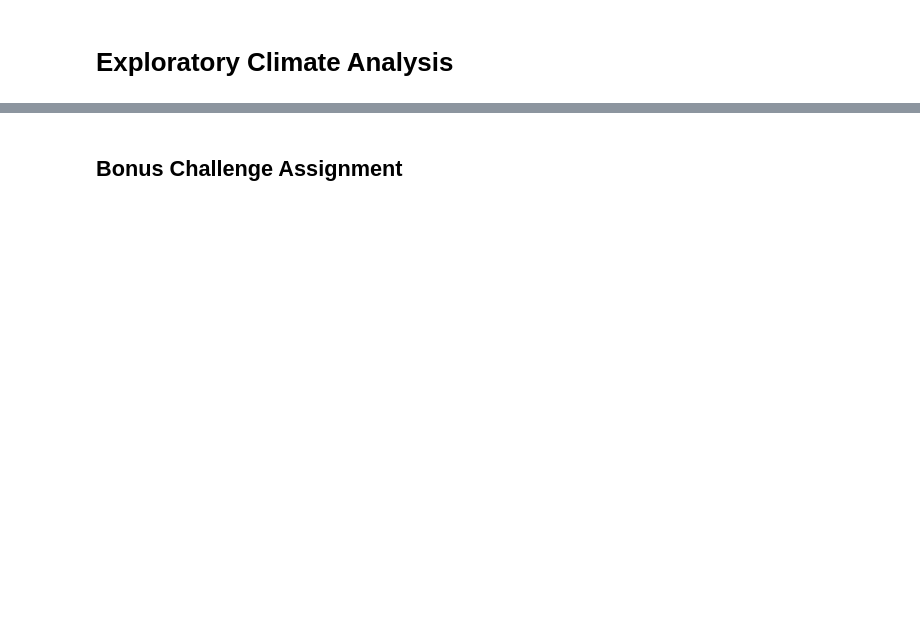
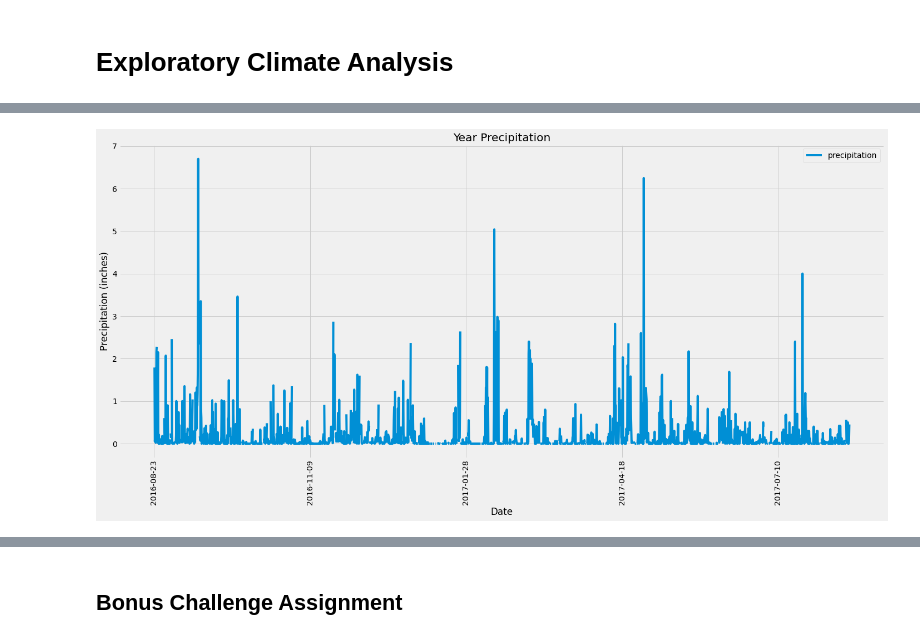
Before and after one commit to luciernaguz/sqlalchemy, a Jupyter notebook: climate_starter.ipynb, the cells around one changed output, grey strips where cells are left out. Cells and saved outputs as stored; diff of their text form; code cells hidden in the pictures; blank space fills up the shorter version.

```diff
--- a/climate_starter.ipynb
+++ b/climate_starter.ipynb
@@ -27,8 +31,6 @@ Base.prepare(engine, reflect=True)
 # %%
-Base.classes.keys()
-# Map the Measurement Class
-MEASUREMENT = Base.classes.measurement
+# Save references of each table
+# Map the measurement Class
+measurement = Base.classes.measurement
 # Map the Station Class
-STATION = Base.classes.station
-
-session = Session(engine)
+station = Base.classes.station
@@ -193,12 +48,14 @@ NameError: name 'a' is not defined
 # %%
 # Design a query to retrieve the last 12 months of precipitation data and plot the results
 
+#first obtain the last date entry to use it in the query of the data
+last_date=session.query(measurement.date).order_by(measurement.date.desc()).first()
+last_date
 # Calculate the date 1 year ago from the last data point in the database
-
 # Perform a query to retrieve the data and precipitation scores
-
+data_precipitation=session.query(measurement.date,measurement.prcp).filter(measurement.date>= '2016-08-23').filter(measurement.date<='2017-08-23').all()
+data_precipitation
 # Save the query results as a Pandas DataFrame and set the index to the date column
-
-# Sort the dataframe by date
-
-# Use Pandas Plotting with Matplotlib to plot the data
+all_precipitation_df = pd.DataFrame(data_precipitation, columns = ['date', 'precipitation'])
+all_precipitation_df.set_index('date', inplace = True)
+all_precipitation_df
@@ -204,0 +77,4 @@ NameError: name 'a' is not defined
+# %%
+# Sort the dataframe by date
+all_precipitation_df = all_precipitation_df.sort_values(by='date')
+all_precipitation_df.head()
@@ -205,2 +89,19 @@ NameError: name 'a' is not defined
+# %%
+# Use Pandas Plotting with Matplotlib to plot the data
+fig, ax = plt.subplots(figsize = (20, 10))
+all_precipitation_df.plot(ax = ax, x_compat = True)
+# title and labels
+ax.set_xlabel("Date")
+ax.set_ylabel("Precipitation (inches)")
+ax.set_title("Year Precipitation")
+#labels years
+plt.xticks(rotation=90)
+# save plot as image
+plt.savefig("Images/Precipitation.png")
+# plot
+plt.tight_layout()
+plt.show()
+# %% [output]
+[figure, added]
 # %%
 # Use Pandas to calcualte the summary statistics for the precipitation data
```
Also changed, not shown: parts of 33 cells of this notebook, 9 other files.
